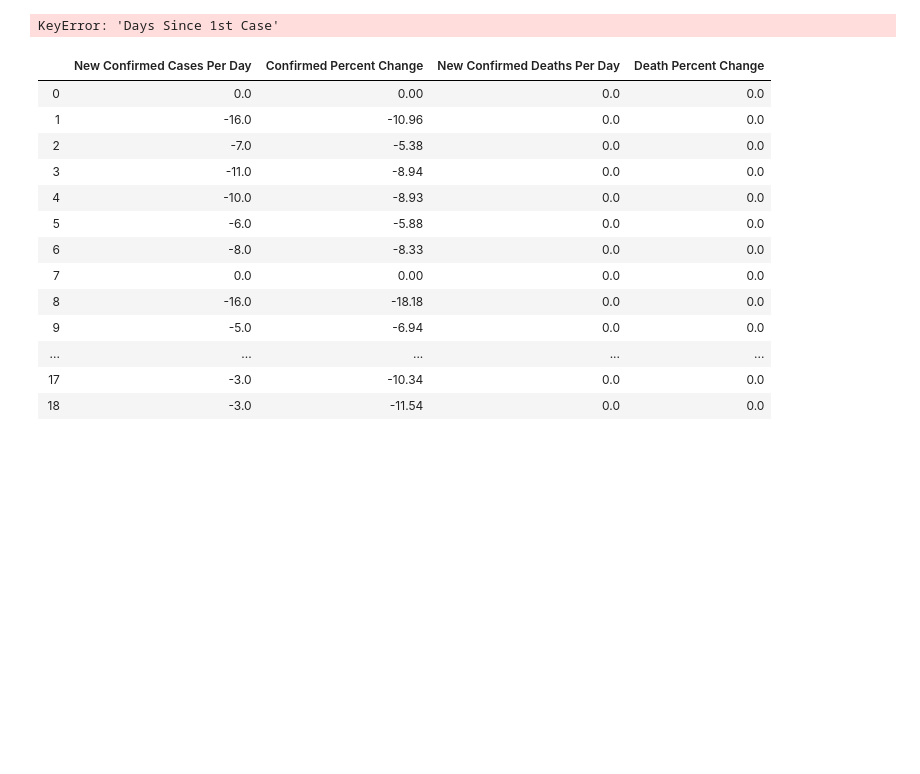
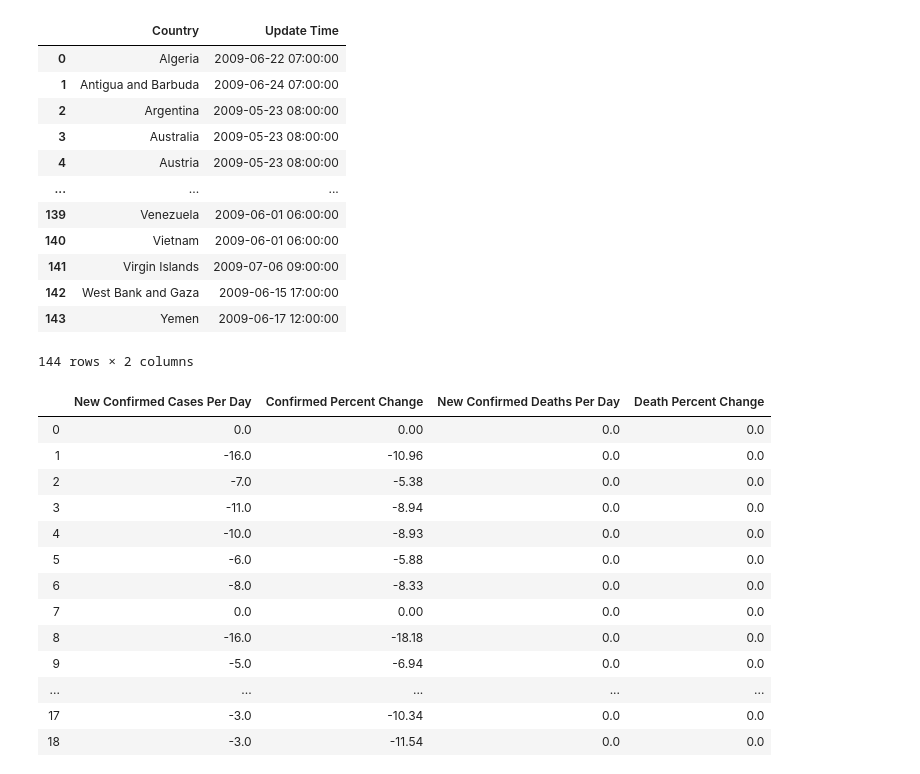
Before and after one commit to miladdavoodi9/Global_COVID-19_Analysis, a Jupyter notebook: H1N1.ipynb, the cells around one changed output. Saved outputs shown, nothing was run; the diff lists cells and outputs as text; code cells hidden in the pictures; blank space fills up the shorter version.

```diff
--- a/H1N1.ipynb
+++ b/H1N1.ipynb
@@ -94,31 +94,43 @@ h1n1_df
 # %%
 #Create Dataset that lists all countries
 h1n1_df = h1n1_df.loc[:,['Country','Cases','Deaths', 'Update Time']]
 
 
 #Find start date of infections in YYY-DD-MM format
 start_day = h1n1_df.groupby(by='Country').agg('min').reset_index(drop=False)
 start_day = start_day.loc[:,['Country', 'Update Time']]
 
-#Find todays date in YYYY-DD-MM format
-today = dt.datetime.today()
+# #Find todays date in YYYY-DD-MM format
+# today = dt.datetime.today()
 
-#Days since first infection date
-days_difference = []
-days_difference = (today - start_day['Update Time']).dt.days
-days_difference
+# #Days since first infection date
+# days_difference = []
+# days_difference = (today - start_day['Update Time']).dt.days
+# days_difference
 
-#Merge on index
-start_day = start_day.merge(days_difference, left_index=True, right_index=True)
-start_day = start_day.rename(columns={'Country': 'Country',
-                                      'Date_x': 'Start Date',
-                                      'Date_y': 'Days Since 1st Case'})
+# #Merge on index
+# start_day = start_day.merge(days_difference, left_index=True, right_index=True)
+# start_day = start_day.rename(columns={'Country': 'Country',
+#                                       'Date_x': 'Start Date',
+#                                       'Date_y': 'Days Since 1st Case'})
 
-start_day['Weeks Since 1st Case'] = round(start_day['Days Since 1st Case'] / 7, 2)
+# start_day['Weeks Since 1st Case'] = round(start_day['Days Since 1st Case'] / 7, 2)
 
-start_day.sort_values(by='Days Since 1st Case', ascending=False)\
-.reset_index(drop=True).style.background_gradient(cmap='Reds')
-#start_day
+# start_day.sort_values(by='Days Since 1st Case', ascending=False)\
+# .reset_index(drop=True).style.background_gradient(cmap='Reds')
+start_day
 # %% [output]
+|  | Country | Update Time |
+| 0 | Algeria | 2009-06-22 07:00:00 |
+| 1 | Antigua and Barbuda | 2009-06-24 07:00:00 |
+| 2 | Argentina | 2009-05-23 08:00:00 |
+| 3 | Australia | 2009-05-23 08:00:00 |
+| 4 | Austria | 2009-05-23 08:00:00 |
+| ... | ... | ... |
+| 139 | Venezuela | 2009-06-01 06:00:00 |
+| 140 | Vietnam | 2009-06-01 06:00:00 |
+| 141 | Virgin Islands | 2009-07-06 09:00:00 |
+| 142 | West Bank and Gaza | 2009-06-15 17:00:00 |
+| 143 | Yemen | 2009-06-17 12:00:00 |
-KeyError: 'Days Since 1st Case'
+144 rows × 2 columns
 # %%
```
Also changed, not shown: parts of 7 cells of this notebook, 4 other files.
